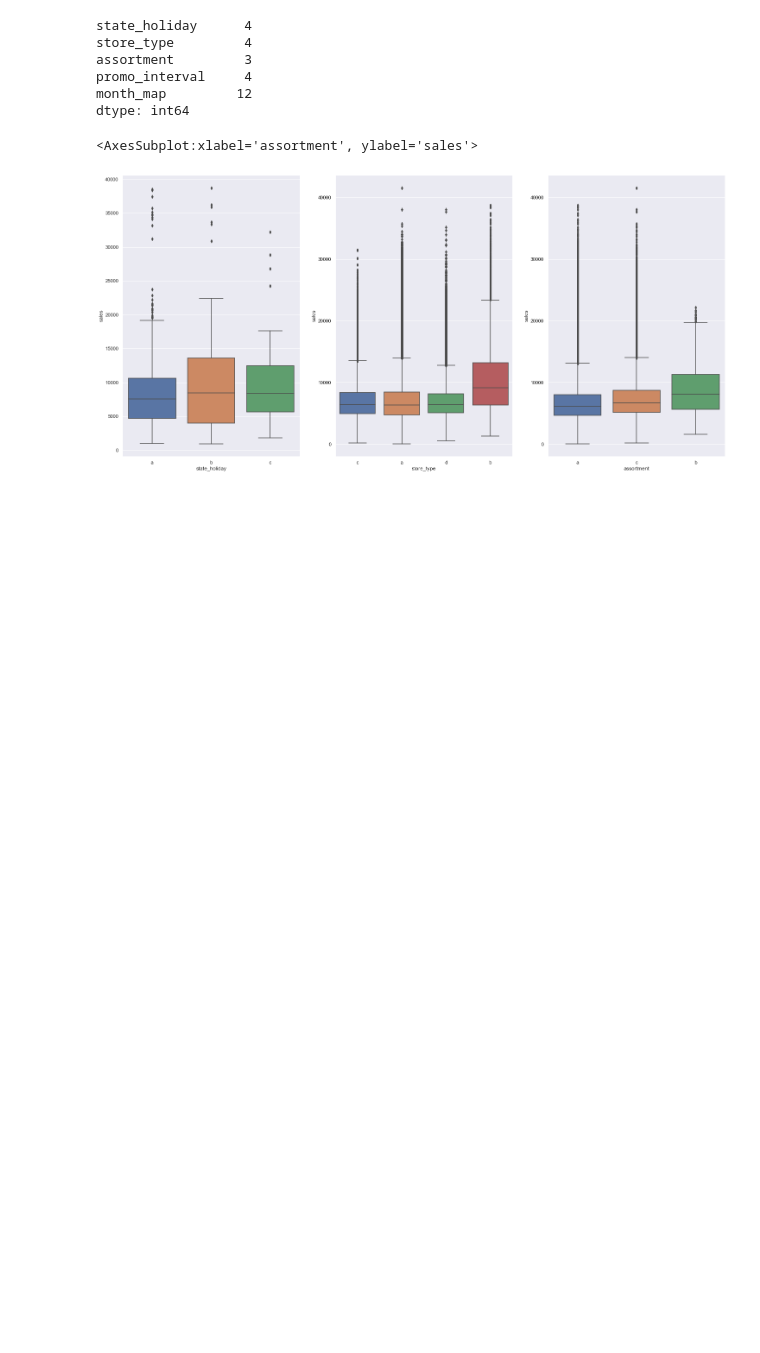
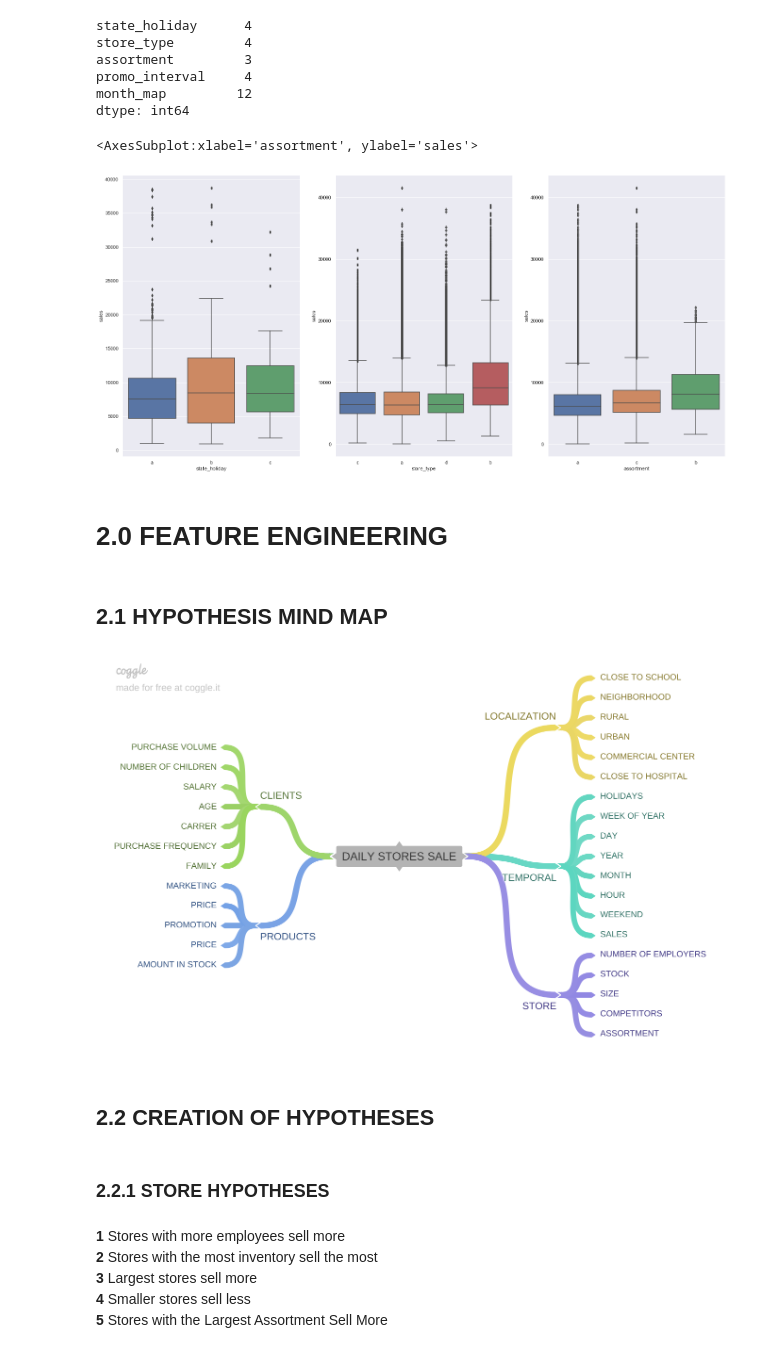
Before and after one commit to 70HNM4C13L/rossmann_store_sales, a Jupyter notebook: m03_01_store-sales_predction.ipynb, the cells around one changed output. Saved outputs shown, nothing was run; the diff lists cells and outputs as text; code cells hidden in the pictures; blank space fills up the shorter version.

Commit message:
FINAL LIST HYPOTHESES

```diff
--- a/m03_01_store-sales_predction.ipynb
+++ b/m03_01_store-sales_predction.ipynb
@@ -223,3 +223,21 @@ sns.boxplot(x='assortment', y='sales', data=aux2)
 # %% [output]
 <AxesSubplot:xlabel='assortment', ylabel='sales'>
 [figure]
+# %% [markdown]
+# 2.0 FEATURE ENGINEERING
+# %% [markdown]
+## 2.1 HYPOTHESIS MIND MAP
+# %%
+Image('img/DAILY_STORES_SALE.png')
+# %% [output]
+[figure, added]
+# %% [markdown]
+## 2.2 CREATION OF HYPOTHESES
+# %% [markdown]
+### 2.2.1 STORE HYPOTHESES
+# %% [markdown]
+**1** Stores with more employees sell more
+**2** Stores with the most inventory sell the most
+**3** Largest stores sell more
+**4** Smaller stores sell less
+**5** Stores with the Largest Assortment Sell More
```
Also changed, not shown: parts of 6 cells of this notebook.
